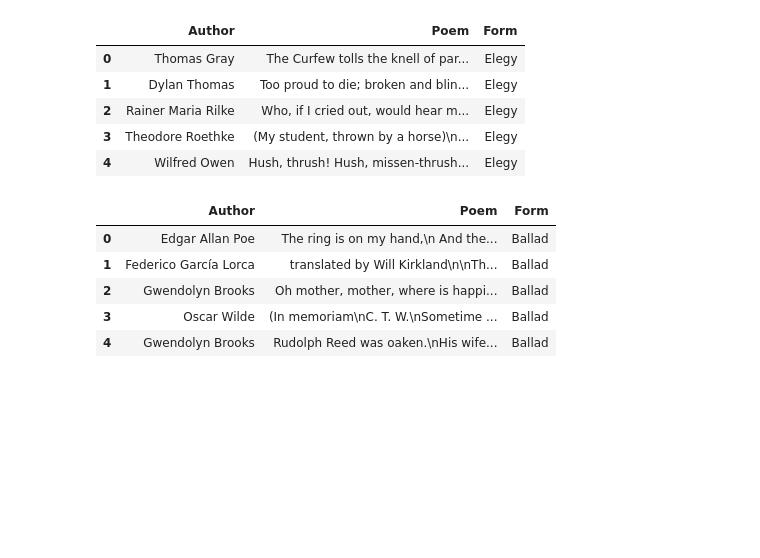
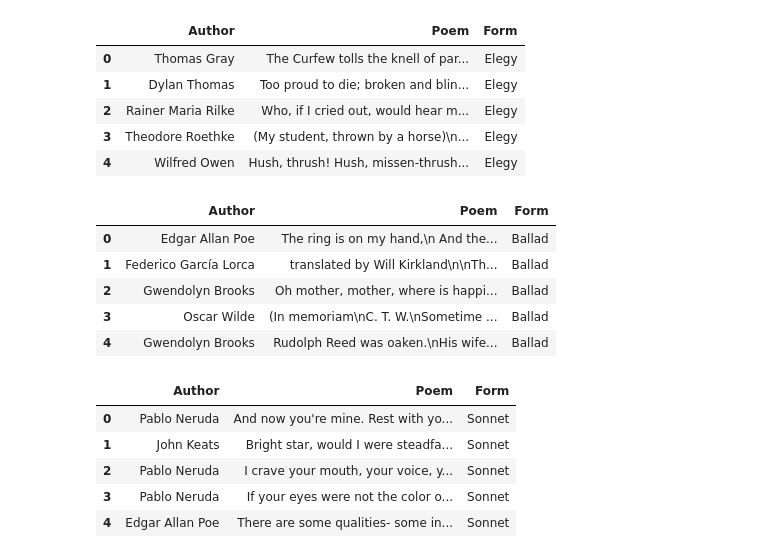
Before and after one commit to robezal/gopo, a Jupyter notebook: Multiple_Forms.ipynb, the cells around one changed output. Saved outputs shown, nothing was run; the diff lists cells and outputs as text; code cells hidden in the pictures; blank space fills up the shorter version.

```diff
--- a/Multiple_Forms.ipynb
+++ b/Multiple_Forms.ipynb
@@ -114,3 +114,14 @@ df3.head()
 | 2 | Gwendolyn Brooks | Oh mother, mother, where is happi... | Ballad |
 | 3 | Oscar Wilde | (In memoriam\nC. T. W.\nSometime ... | Ballad |
 | 4 | Gwendolyn Brooks | Rudolph Reed was oaken.\nHis wife... | Ballad |
+# %%
+df10 = pd.read_csv('Sonnets_100.csv', index_col = 0)
+df0 = df10[['Author', 'Poem', 'Form']].copy()
+df0.head()
+# %% [output]
+|  | Author | Poem | Form |
+| 0 | Pablo Neruda | And now you're mine. Rest with yo... | Sonnet |
+| 1 | John Keats | Bright star, would I were steadfa... | Sonnet |
+| 2 | Pablo Neruda | I crave your mouth, your voice, y... | Sonnet |
+| 3 | Pablo Neruda | If your eyes were not the color o... | Sonnet |
+| 4 | Edgar Allan Poe | There are some qualities- some in... | Sonnet |
```
Also changed, not shown: parts of 9 cells of this notebook, 15 other files.
